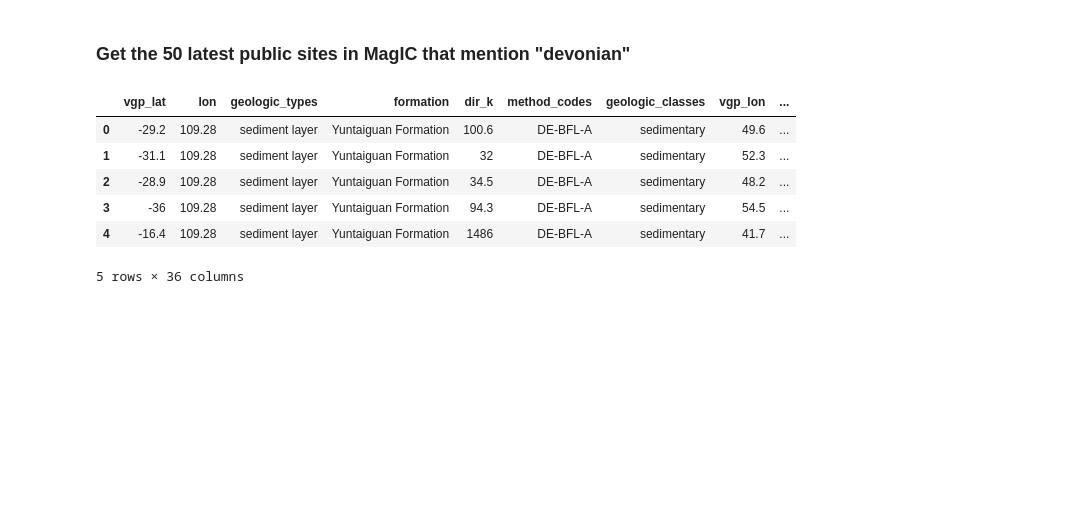
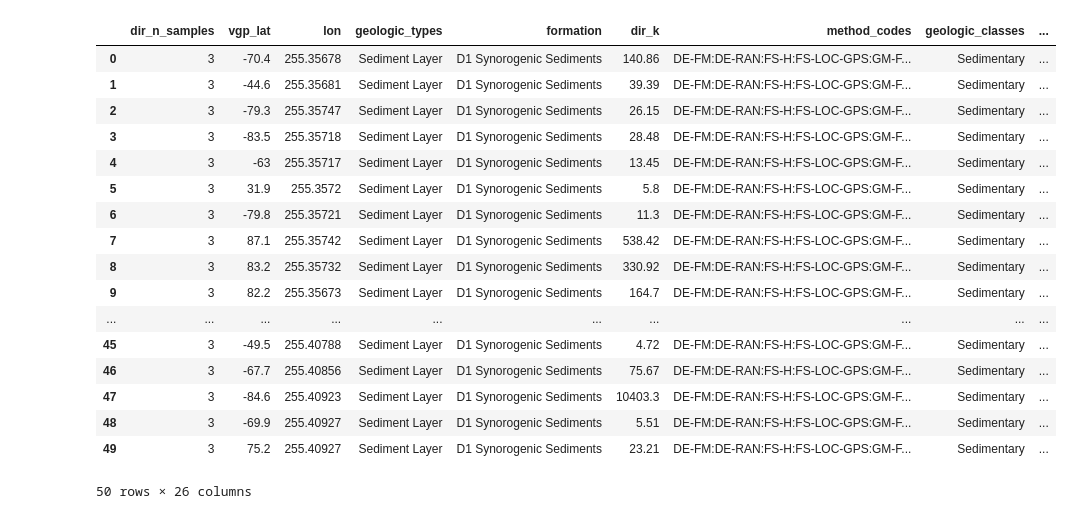
Before and after one commit to earthref/FIESTA-API-Notebooks, a Jupyter notebook: v1/MagIC.ipynb, the cells around one changed output. Saved outputs shown, nothing was run; the diff lists cells and outputs as text; code cells hidden in the pictures; blank space fills up the shorter version.

```diff
--- a/v1/MagIC.ipynb
+++ b/v1/MagIC.ipynb
@@ -0,0 +1,4 @@
+# %%
+import requests, zipfile, io, re, pandas
+
+api = 'https://api.earthref.org/v1/MagIC/{}'
@@ -35,38 +94,31 @@ b'tab delimited\tcontribution\nid\tversion\ttimestamp\tcontributor\tdata_model_v
-# %% [markdown]
-### Get the 50 latest public sites in MagIC that mention "devonian"
-# %%
-import requests
-import pandas
-
-# Get the 50 latest sites in MagIC
-response = requests.get(
-    'https://api.earthref.org/v1/MagIC/search/sites',
-    params={'query': 'devonian', 'size': 50},
-    headers={'Accept': 'application/json'}
-)
-
-# Check the response status code
-if (response.status_code == 404):
-  print('Request URL is incorrect.')
-
-# Parse the JSON output into a dictionary
-json_response = response.json()
-
-# Retrieve the list of sites, of which each site may have multiple data rows
-sites = json_response['results']
-
-# Flatten the sites rows
-def flatten(listOflists):
-    return [item for sublist in listOflists for item in sublist]
-sites_rows = flatten(sites)
-
-sites_df = pandas.DataFrame(sites_rows)
-sites_df.head()
-# %% [output]
-|  | vgp_lat | lon | geologic_types | formation | dir_k | method_codes | geologic_classes | vgp_lon | ... |
-| 0 | -29.2 | 109.28 | sediment layer | Yuntaiguan Formation | 100.6 | DE-BFL-A | sedimentary | 49.6 | ... |
-| 1 | -31.1 | 109.28 | sediment layer | Yuntaiguan Formation | 32 | DE-BFL-A | sedimentary | 52.3 | ... |
-| 2 | -28.9 | 109.28 | sediment layer | Yuntaiguan Formation | 34.5 | DE-BFL-A | sedimentary | 48.2 | ... |
-| 3 | -36 | 109.28 | sediment layer | Yuntaiguan Formation | 94.3 | DE-BFL-A | sedimentary | 54.5 | ... |
-| 4 | -16.4 | 109.28 | sediment layer | Yuntaiguan Formation | 1486 | DE-BFL-A | sedimentary | 41.7 | ... |
-5 rows × 36 columns
+# %%
+# Get the matching sites rows into a Pandas dataframe
+response = requests.get(api.format('search/sites'), params={'query': 'basalt OR sandstone', 'n_max_rows': 50})
+if (response.status_code == 200):
+    sites = response.json()['results']
+elif (response.status_code == 204):
+    print('No sites in MagIC match the search parameters.', '\n')
+else:
+    print('Error:', response.json()['err'][0]['message'], '\n')
+
+sites_df = pandas.DataFrame(sites)
+sites_df.head(50)
+# %% [output]
+|  | dir_n_samples | vgp_lat | lon | geologic_types | formation | dir_k | method_codes | geologic_classes | ... |
+| 0 | 3 | -70.4 | 255.35678 | Sediment Layer | D1 Synorogenic Sediments | 140.86 | DE-FM:DE-RAN:FS-H:FS-LOC-GPS:GM-F... | Sedimentary | ... |
+| 1 | 3 | -44.6 | 255.35681 | Sediment Layer | D1 Synorogenic Sediments | 39.39 | DE-FM:DE-RAN:FS-H:FS-LOC-GPS:GM-F... | Sedimentary | ... |
+| 2 | 3 | -79.3 | 255.35747 | Sediment Layer | D1 Synorogenic Sediments | 26.15 | DE-FM:DE-RAN:FS-H:FS-LOC-GPS:GM-F... | Sedimentary | ... |
+| 3 | 3 | -83.5 | 255.35718 | Sediment Layer | D1 Synorogenic Sediments | 28.48 | DE-FM:DE-RAN:FS-H:FS-LOC-GPS:GM-F... | Sedimentary | ... |
+| 4 | 3 | -63 | 255.35717 | Sediment Layer | D1 Synorogenic Sediments | 13.45 | DE-FM:DE-RAN:FS-H:FS-LOC-GPS:GM-F... | Sedimentary | ... |
+| 5 | 3 | 31.9 | 255.3572 | Sediment Layer | D1 Synorogenic Sediments | 5.8 | DE-FM:DE-RAN:FS-H:FS-LOC-GPS:GM-F... | Sedimentary | ... |
+| 6 | 3 | -79.8 | 255.35721 | Sediment Layer | D1 Synorogenic Sediments | 11.3 | DE-FM:DE-RAN:FS-H:FS-LOC-GPS:GM-F... | Sedimentary | ... |
+| 7 | 3 | 87.1 | 255.35742 | Sediment Layer | D1 Synorogenic Sediments | 538.42 | DE-FM:DE-RAN:FS-H:FS-LOC-GPS:GM-F... | Sedimentary | ... |
+| 8 | 3 | 83.2 | 255.35732 | Sediment Layer | D1 Synorogenic Sediments | 330.92 | DE-FM:DE-RAN:FS-H:FS-LOC-GPS:GM-F... | Sedimentary | ... |
+| 9 | 3 | 82.2 | 255.35673 | Sediment Layer | D1 Synorogenic Sediments | 164.7 | DE-FM:DE-RAN:FS-H:FS-LOC-GPS:GM-F... | Sedimentary | ... |
+| ... | ... | ... | ... | ... | ... | ... | ... | ... | ... |
+| 45 | 3 | -49.5 | 255.40788 | Sediment Layer | D1 Synorogenic Sediments | 4.72 | DE-FM:DE-RAN:FS-H:FS-LOC-GPS:GM-F... | Sedimentary | ... |
+| 46 | 3 | -67.7 | 255.40856 | Sediment Layer | D1 Synorogenic Sediments | 75.67 | DE-FM:DE-RAN:FS-H:FS-LOC-GPS:GM-F... | Sedimentary | ... |
+| 47 | 3 | -84.6 | 255.40923 | Sediment Layer | D1 Synorogenic Sediments | 10403.3 | DE-FM:DE-RAN:FS-H:FS-LOC-GPS:GM-F... | Sedimentary | ... |
+| 48 | 3 | -69.9 | 255.40927 | Sediment Layer | D1 Synorogenic Sediments | 5.51 | DE-FM:DE-RAN:FS-H:FS-LOC-GPS:GM-F... | Sedimentary | ... |
+| 49 | 3 | 75.2 | 255.40927 | Sediment Layer | D1 Synorogenic Sediments | 23.21 | DE-FM:DE-RAN:FS-H:FS-LOC-GPS:GM-F... | Sedimentary | ... |
+50 rows × 26 columns
```
Also changed, not shown: parts of 8 cells of this notebook.
